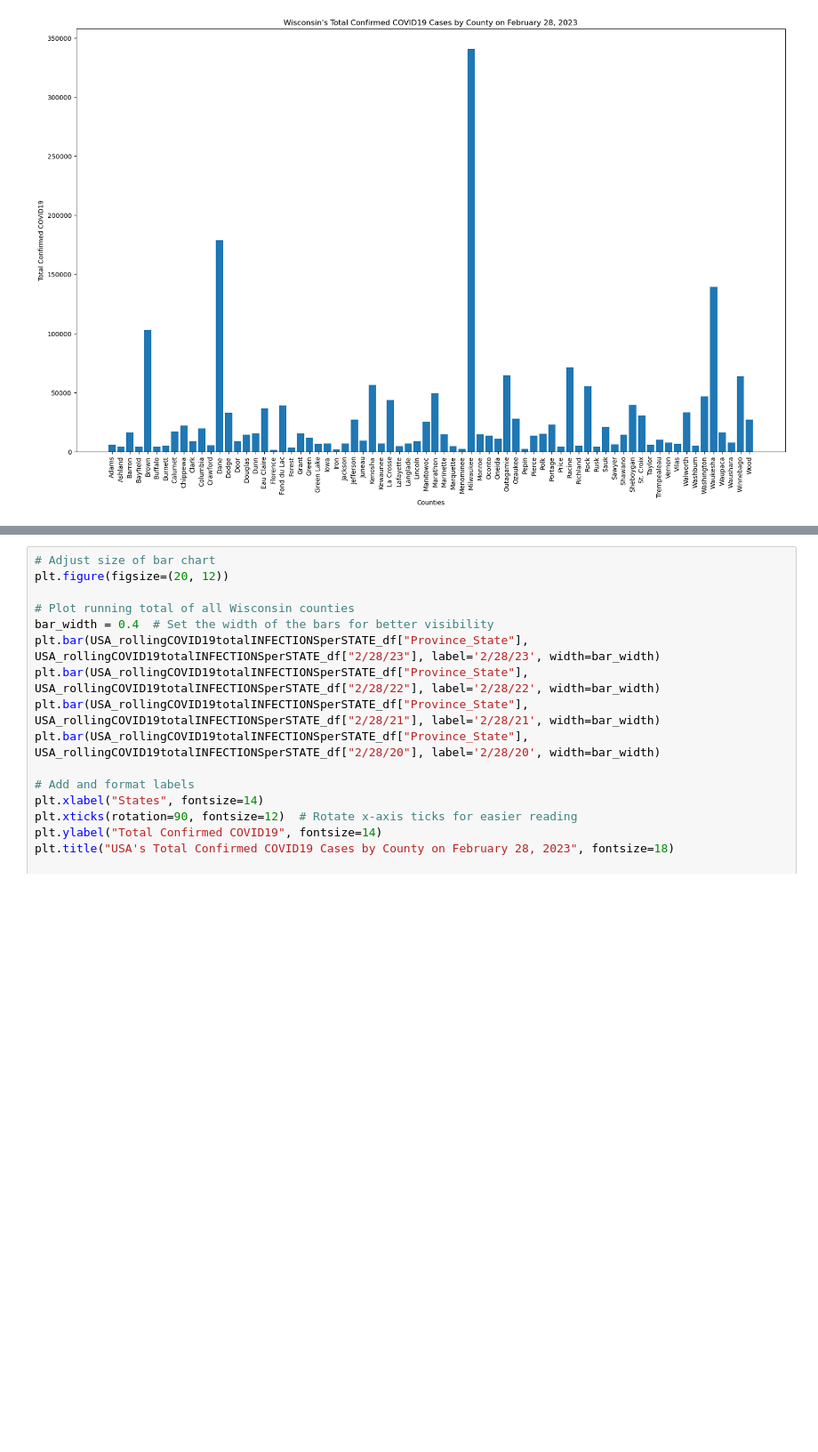
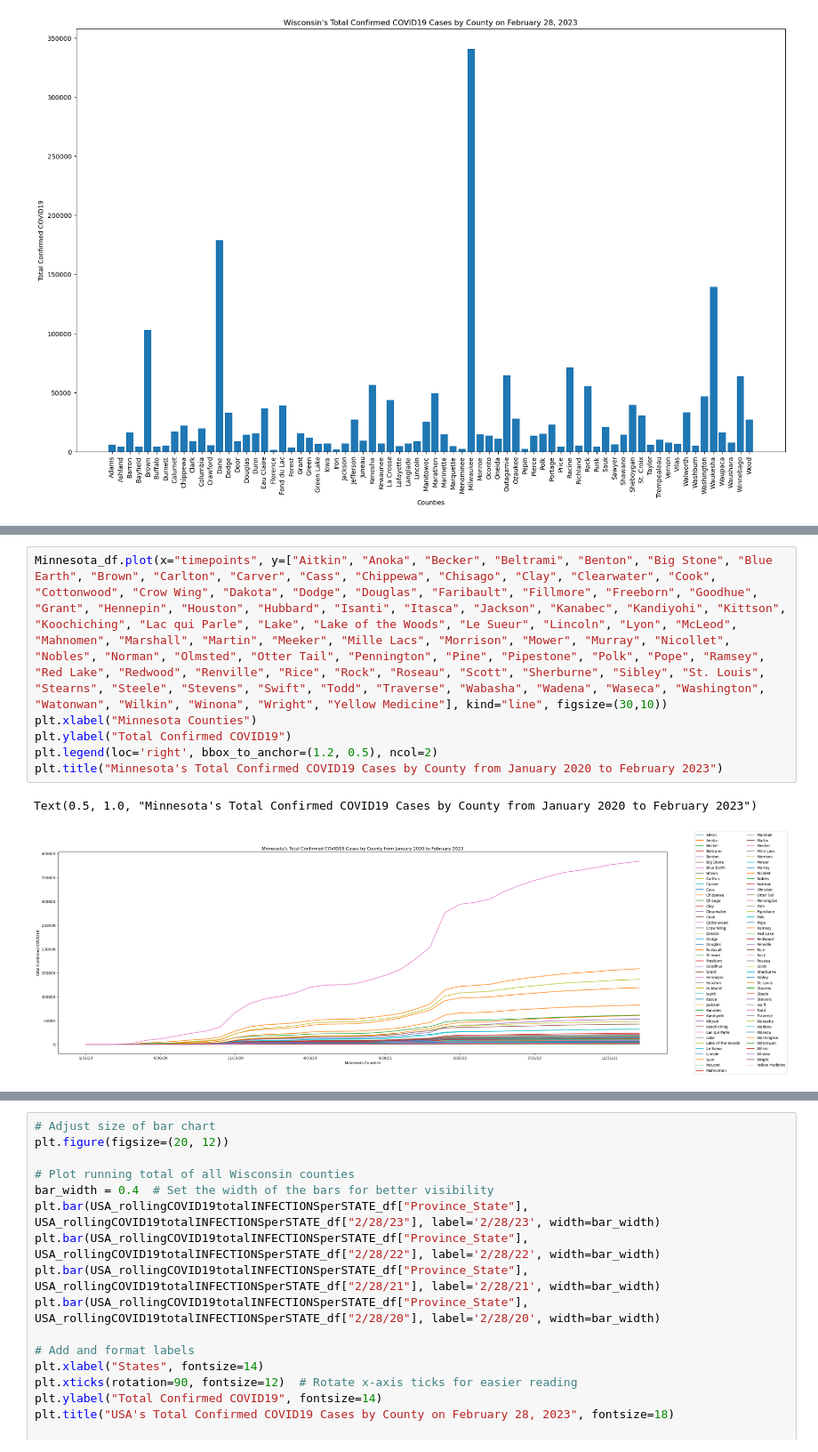
Before and after one commit to micah-11101/Covid-19Analysis, a Jupyter notebook: main.ipynb, the cells around one changed output, grey strips where cells are left out. Shown at 89% size. Saved outputs shown, nothing was run; the diff lists cells and outputs as text; blank space fills up the shorter version.

```diff
--- a/main.ipynb
+++ b/main.ipynb
@@ -571,0 +334,9 @@ f_statistic, p_value = stats.f_oneway(Alabama_df, Alaska_df, Arizona_df, Arkansa
+# %%
+Minnesota_df.plot(x="timepoints", y=["Aitkin", "Anoka", "Becker", "Beltrami", "Benton", "Big Stone", "Blue Earth", "Brown", "Carlton", "Carver", "Cass", "Chippewa", "Chisago", "Clay", "Clearwater", "Cook", "Cottonwood", "Crow Wing", "Dakota", "Dodge", "Douglas", "Faribault", "Fillmore", "Freeborn", "Goodhue", "Grant", "Hennepin", "Houston", "Hubbard", "Isanti", "Itasca", "Jackson", "Kanabec", "Kandiyohi", "Kittson", "Koochiching", "Lac qui Parle", "Lake", "Lake of the Woods", "Le Sueur", "Lincoln", "Lyon", "McLeod", "Mahnomen", "Marshall", "Martin", "Meeker", "Mille Lacs", "Morrison", "Mower", "Murray", "Nicollet", "Nobles", "Norman", "Olmsted", "Otter Tail", "Pennington", "Pine", "Pipestone", "Polk", "Pope", "Ramsey", "Red Lake", "Redwood", "Renville", "Rice", "Rock", "Roseau", "Scott", "Sherburne", "Sibley", "St. Louis", "Stearns", "Steele", "Stevens", "Swift", "Todd", "Traverse", "Wabasha", "Wadena", "Waseca", "Washington", "Watonwan", "Wilkin", "Winona", "Wright", "Yellow Medicine"], kind="line", figsize=(30,10))
+plt.xlabel("Minnesota Counties")
+plt.ylabel("Total Confirmed COVID19")
+plt.legend(loc='right', bbox_to_anchor=(1.2, 0.5), ncol=2)
+plt.title("Minnesota's Total Confirmed COVID19 Cases by County from January 2020 to February 2023")
+# %% [output]
+Text(0.5, 1.0, "Minnesota's Total Confirmed COVID19 Cases by County from January 2020 to February 2023")
+[figure, added]
```
Also changed, not shown: parts of 7 cells of this notebook.
